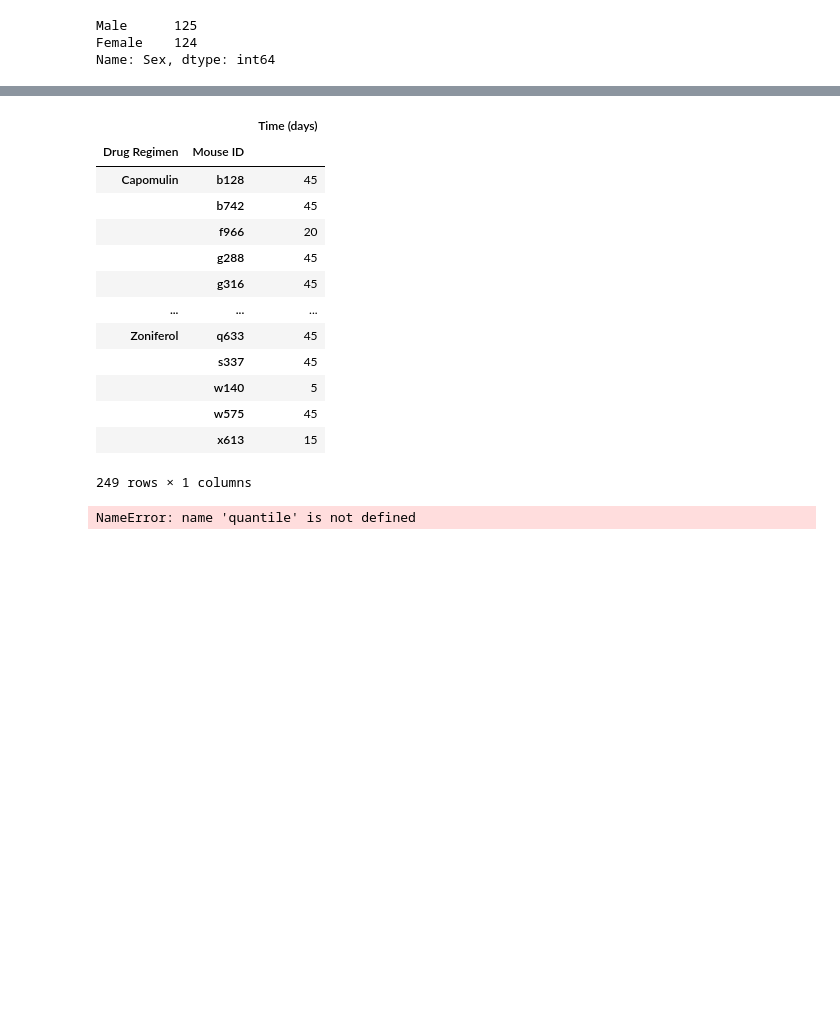
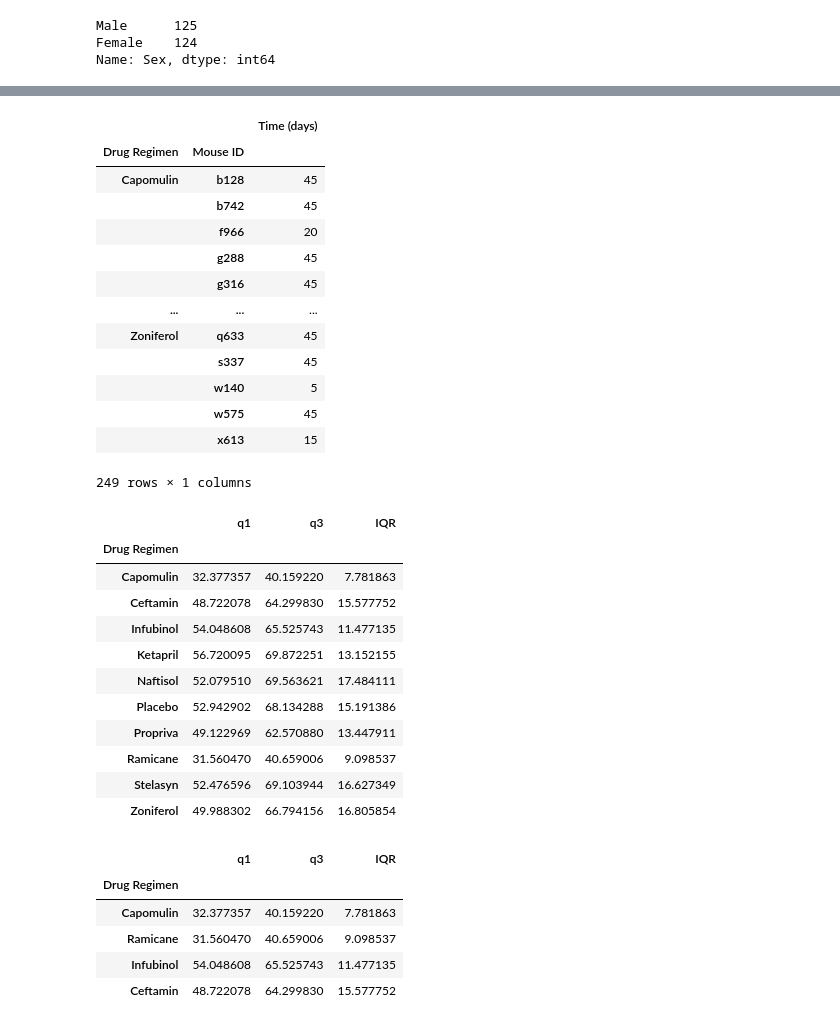
Before and after one commit to bakerv/Data-Visualization-Matplotlib, a Jupyter notebook: main.ipynb, the cells around one changed output, grey strips where cells are left out. Drawn from its saved outputs; the diff is of its cells as text; code cells hidden in the pictures; blank space fills up the shorter version.

```diff
--- a/main.ipynb
+++ b/main.ipynb
@@ -195,29 +195,51 @@ gendermice.plot(kind = "pie")
 # %%
-# Evaluate drug effectiveness on reducing tumor size
+# Evaluate drug effectiveness on reducing tumor size, min max is wrong, need to determine upper and lower bounds, and find which mice are outliers
 mouselast = rawdata.copy().groupby(["Drug Regimen","Mouse ID"]).agg({"Time (days)":"last"})
 display(mouselast)
 def q1(x):
     return x.quantile(.25)
 def q3(x):
     return x.quantile(.75)
 
 finalvolume = (pd.merge(mouselast,rawdata, on = ["Mouse ID","Time (days)"], how = "left")
-               .groupby(["Drug Regimen"]).agg({"Tumor Volume (mm3)":[q1,q3]})
+               .groupby(["Drug Regimen"]).agg({"Tumor Volume (mm3)":[q1,q3]}).droplevel(0,1)
               )
+finalvolume
+finalvolume["IQR"] = finalvolume["q3"]-finalvolume["q1"]
 display(finalvolume)
+
+topdrugs = finalvolume.T[["Capomulin", "Ramicane","Infubinol","Ceftamin"]].T
+topdrugs
 # %% [output]
 |  |  | Time (days) |
 | Drug Regimen | Mouse ID |  |
 | Capomulin | b128 | 45 |
 |  | b742 | 45 |
 |  | f966 | 20 |
 |  | g288 | 45 |
 |  | g316 | 45 |
 | ... | ... | ... |
 | Zoniferol | q633 | 45 |
 |  | s337 | 45 |
 |  | w140 | 5 |
 |  | w575 | 45 |
 |  | x613 | 15 |
 249 rows × 1 columns
-NameError: name 'quantile' is not defined
+|  | q1 | q3 | IQR |
+| Drug Regimen |  |  |  |
+| Capomulin | 32.377357 | 40.159220 | 7.781863 |
+| Ceftamin | 48.722078 | 64.299830 | 15.577752 |
+| Infubinol | 54.048608 | 65.525743 | 11.477135 |
+| Ketapril | 56.720095 | 69.872251 | 13.152155 |
+| Naftisol | 52.079510 | 69.563621 | 17.484111 |
+| Placebo | 52.942902 | 68.134288 | 15.191386 |
+| Propriva | 49.122969 | 62.570880 | 13.447911 |
+| Ramicane | 31.560470 | 40.659006 | 9.098537 |
+| Stelasyn | 52.476596 | 69.103944 | 16.627349 |
+| Zoniferol | 49.988302 | 66.794156 | 16.805854 |
+|  | q1 | q3 | IQR |
+| Drug Regimen |  |  |  |
+| Capomulin | 32.377357 | 40.159220 | 7.781863 |
+| Ramicane | 31.560470 | 40.659006 | 9.098537 |
+| Infubinol | 54.048608 | 65.525743 | 11.477135 |
+| Ceftamin | 48.722078 | 64.299830 | 15.577752 |
```
Also changed, not shown: parts of 3 cells of this notebook.
